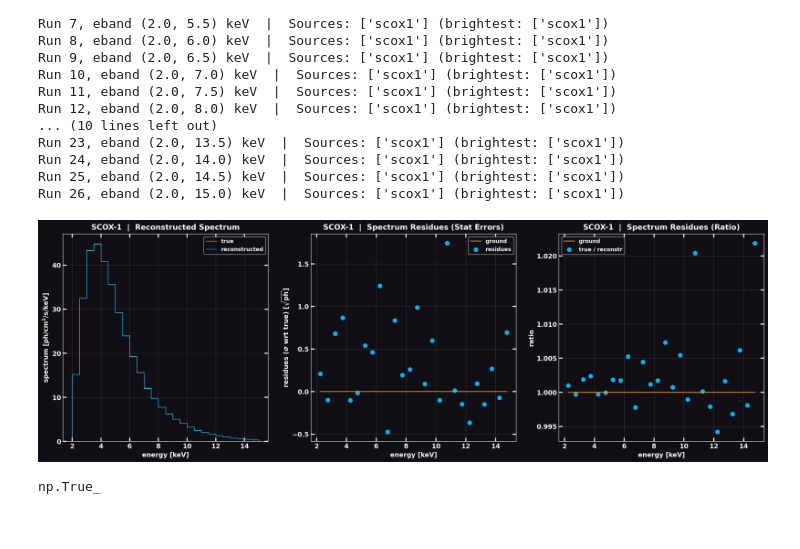
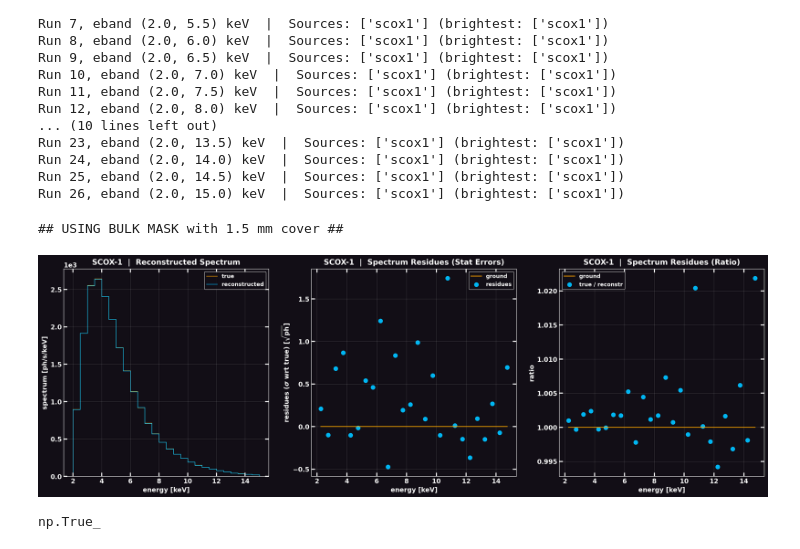
Before and after one commit to EdoardoGiancarli/LearningCodedMasks, a Jupyter notebook: IROS/demo_IROS_spectroscopy.ipynb, the cells around one changed output. Saved outputs shown, nothing was run; the diff lists cells and outputs as text; code cells hidden in the pictures.

Commit message:
testing spectr fit and psfy effect

```diff
--- a/IROS/demo_IROS_spectroscopy.ipynb
+++ b/IROS/demo_IROS_spectroscopy.ipynb
@@ -379,8 +279,8 @@ def compute_spectra(runs: dict[EnergyRange, Log]) -> tuple[NDArray, NDArray]:
 #     d = np.sqrt(c)
 #     return d
 # %%
-from bloodmoon.coords import equatorial2shift
-from darksun.analyze import get_effective_area
+# from bloodmoon.coords import equatorial2shift
+# from darksun.analyze import get_effective_area
 
 
 def get_src_cts(
@@ -404,27 +304,36 @@ def get_src_cts(
     return np.array(cts)
 
 
-def get_src_spectr(
-    camera: CodedMaskCamera,
-    sdl: DataLoader,
-    srcID: str,
-    ebins: NDArray,
-    cts: NDArray,
-    catalogue: CatalogueLoader,
-    vignetting: bool = True,
-) -> NDArray:
+def get_src_spectr(sdl: DataLoader, ebins: NDArray, cts: NDArray,) -> NDArray:
     """Computes the source spectrum from counts in given energy bins."""
     esteps = np.diff(ebins)
-    sx, sy = equatorial2shift(sdl, camera, *get_source_coords(srcID, catalogue))
-    area_eff = get_effective_area(camera, sx, sy, vignetting)
     exposure = sdl.header['EXPOSURE']
-    return cts / area_eff / exposure / esteps
+    return cts / exposure / esteps
+
+
+# def get_src_spectr(
+#     camera: CodedMaskCamera,
+#     sdl: DataLoader,
+#     srcID: str,
+#     ebins: NDArray,
+#     cts: NDArray,
+#     catalogue: CatalogueLoader,
+#     vignetting: bool = True,
+# ) -> NDArray:
+#     """Computes the source spectrum from counts in given energy bins."""
+#     esteps = np.diff(ebins)
+#     sx, sy = equatorial2shift(sdl, camera, *get_source_coords(srcID, catalogue))
+#     area_eff = get_effective_area(camera, sx, sy, vignetting)
+#     exposure = sdl.header['EXPOSURE']
+#     return cts / area_eff / exposure / esteps
 # %%
 ebins, spectra = compute_spectra(out_logs)
 _, iros_cts = compute_counts(out_logs)
 
 true_cts = get_src_cts(wfm, sdlA, 'scox1', ebins, catA)
-true_spectr = get_src_spectr(wfm, sdlA, 'scox1', ebins, true_cts, catA)
+true_spectr = get_src_spectr(sdlA, ebins, true_cts)
+# %% [output]
+## USING BULK MASK with 1.5 mm cover ##
 # %%
 ds.plot(
     dmaps=(
@@ -433,36 +342,36 @@ ds.plot(
             title='SCOX-1  |  Reconstructed Spectrum',
             x=ebins,
             xlabel='energy [keV]',
-            ylabel='spectrum [ph/cm$^{2}$/s/keV]',
+            ylabel='spectrum [ph/s/keV]',
             labels=('true', 'reconstructed'),
             style='stairs',
             color=('Orange', 'DeepSkyBlue'),
             # yscale='log',
         ),
         ds.map4plot(
             arrs=(np.zeros_like(true_spectr), (true_cts - iros_cts[:, 0]) / np.sqrt(true_cts)),
             title='SCOX-1  |  Spectrum Residues (Stat Errors)',
             x=ebins[:-1] + np.diff(ebins) / 2,
             xlabel='energy [keV]',
             ylabel='residues ($\\sigma$ wrt true) [$\\sqrt{\\text{ph}}$]',
             labels=('ground', 'residues'),
             style=('plot', 'scatter'),
             color=('Orange', 'DeepSkyBlue'),
         ),
         ds.map4plot(
             arrs=(np.ones_like(true_spectr), true_cts / iros_cts[:, 0]),
             title='SCOX-1  |  Spectrum Residues (Ratio)',
             x=ebins[:-1] + np.diff(ebins) / 2,
             xlabel='energy [keV]',
             ylabel='ratio',
             labels=('ground', 'true / reconstr'),
             style=('plot', 'scatter'),
             color=('Orange', 'DeepSkyBlue'),
         ),
     ),
     ncols=3,
-    save_to=f'{OUT_RESULTS_PATH}/spectrs_detected.png',
+    # save_to=f'{OUT_RESULTS_PATH}/{DATA_ID}_spectrs.png',
 )
 # %% [output]
-[figure, old version]
+[figure, new version]
 # %%
```
Also changed, not shown: parts of 4 cells of this notebook, 4 other files.
